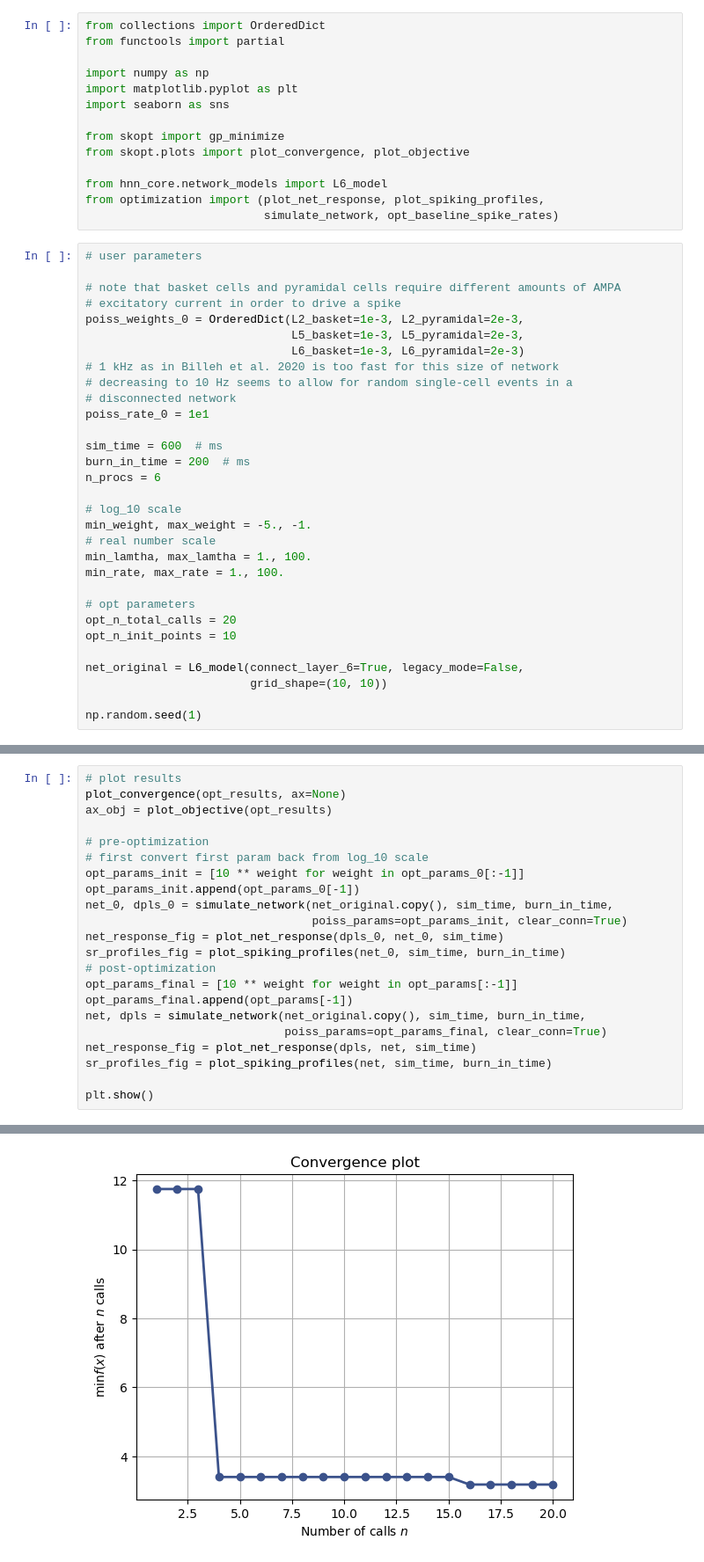
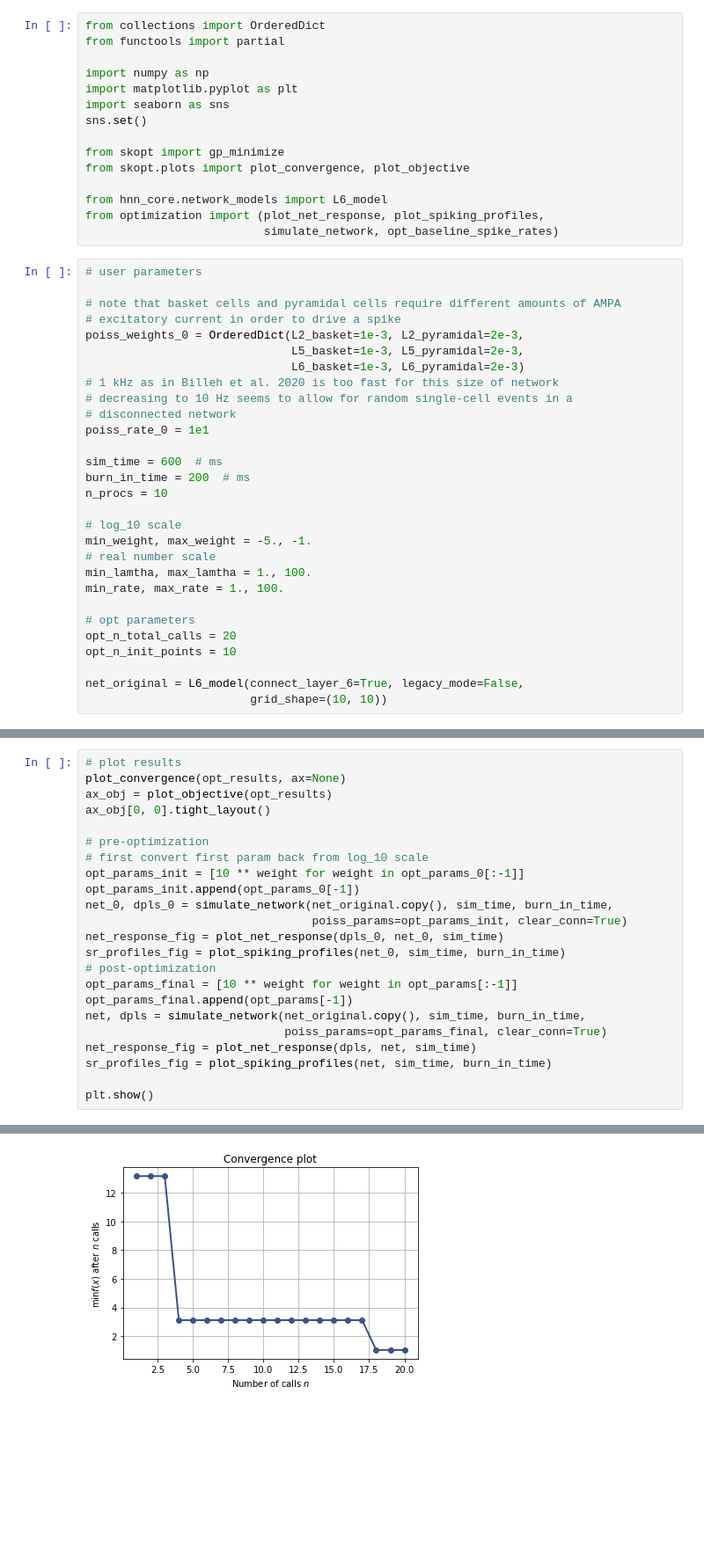
Before and after one commit to rythorpe/hnn-core, a Jupyter notebook: rs_dd_project/opt_baseline_drive.ipynb, the cells around one changed output, grey strips where cells are left out. Shown at 88% size. Drawn from its saved outputs; the diff is of its cells as text; blank space fills up the shorter version.

```diff
--- a/rs_dd_project/opt_baseline_drive.ipynb
+++ b/rs_dd_project/opt_baseline_drive.ipynb
@@ -5,6 +5,7 @@ from functools import partial
 import numpy as np
 import matplotlib.pyplot as plt
 import seaborn as sns
+sns.set()
 
 from skopt import gp_minimize
 from skopt.plots import plot_convergence, plot_objective
@@ -27,7 +28,7 @@ poiss_rate_0 = 1e1
 
 sim_time = 600  # ms
 burn_in_time = 200  # ms
-n_procs = 6
+n_procs = 10
 
 # log_10 scale
 min_weight, max_weight = -5., -1.
@@ -41,8 +42,6 @@ opt_n_init_points = 10
 
 net_original = L6_model(connect_layer_6=True, legacy_mode=False,
                         grid_shape=(10, 10))
-
-np.random.seed(1)
 # %%
 # get initial params prior to optimization
 #opt_params_0 = get_conn_params(net_original.connectivity)
@@ -97,6 +96,7 @@ poiss_rate: 7.448504371796433
 # plot results
 plot_convergence(opt_results, ax=None)
 ax_obj = plot_objective(opt_results)
+ax_obj[0, 0].tight_layout()
 
 # pre-optimization
 # first convert first param back from log_10 scale
@@ -125,12 +125,12 @@ Building the NEURON model
 Loading custom mechanism files from /home/ryan/hnn-core/hnn_core/mod/x86_64/.libs/libnrnmech.so
 Loading custom mechanism files from /home/ryan/hnn-core/hnn_core/mod/x86_64/.libs/libnrnmech.so
 Loading custom mechanism files from /home/ryan/hnn-core/hnn_core/mod/x86_64/.libs/libnrnmech.so
 Loading custom mechanism files from /home/ryan/hnn-core/hnn_core/mod/x86_64/.libs/libnrnmech.so
 [Done]
 Trial 1: 0.03 ms...
 ... (126 lines left out)
 Trial 1: 560.0 ms...
 Trial 1: 570.0 ms...
 Trial 1: 580.0 ms...
 Trial 1: 590.0 ms...
-[figure, old version]
+[figure, new version]
```
Also changed, not shown: parts of 3 cells of this notebook, 2 other files.
